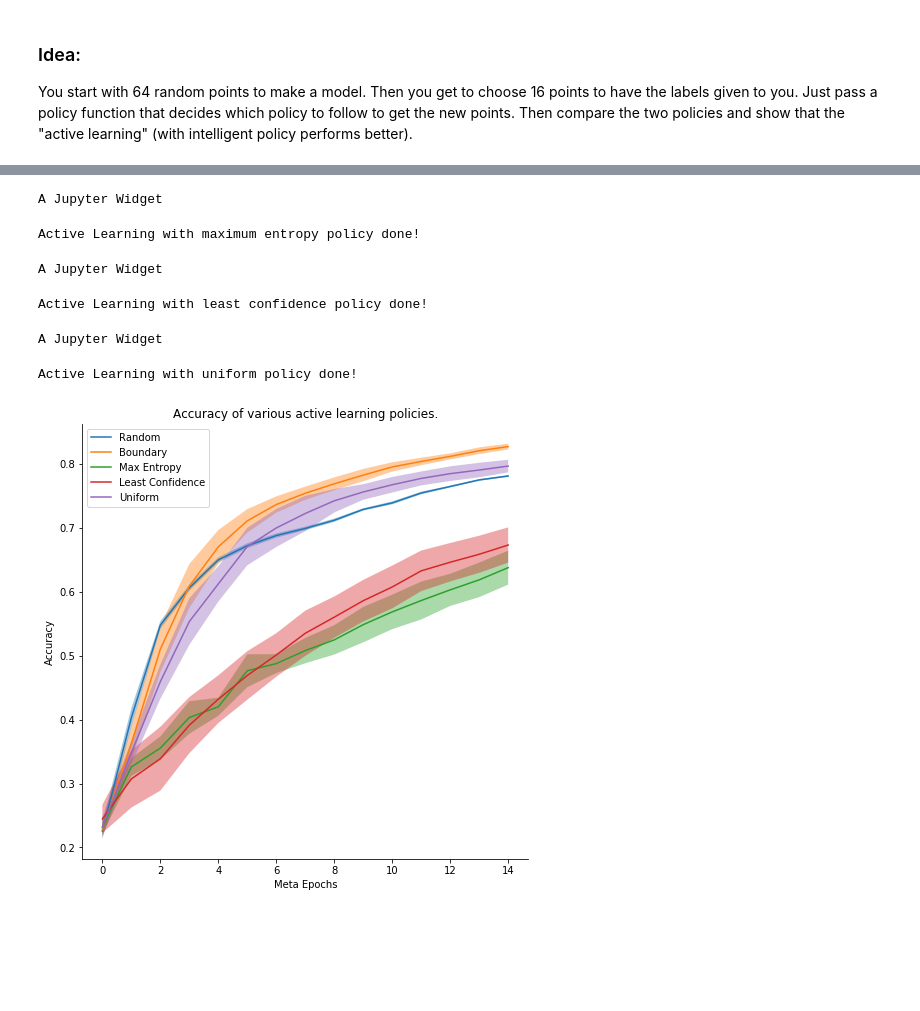
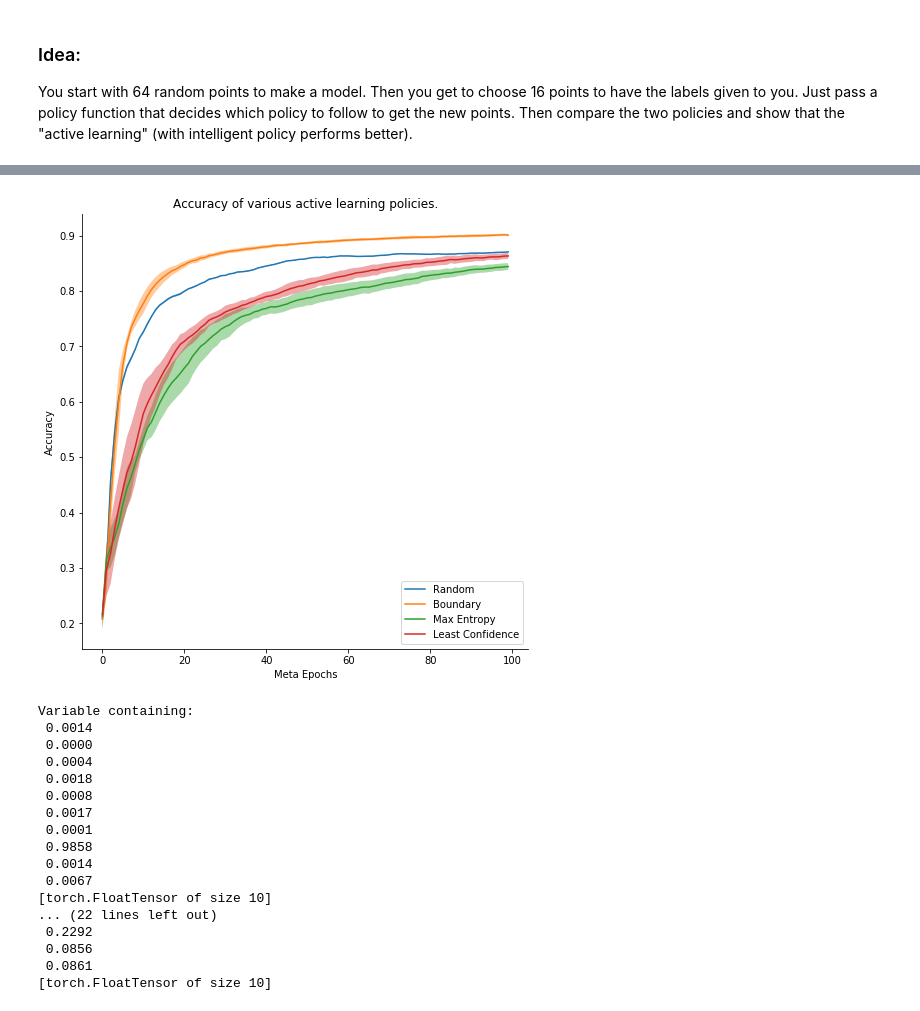
Before and after one commit to dsondak/pavlos_research, a Jupyter notebook: notebooks/1.0_domain_adapt_playbook.ipynb, the cells around one changed output, grey strips where cells are left out. Cells and saved outputs as stored; diff of their text form; code cells hidden in the pictures; blank space fills up the shorter version.

Commit message:
add 100 epoch max ent run - failure

```diff
--- a/notebooks/1.0_domain_adapt_playbook.ipynb
+++ b/notebooks/1.0_domain_adapt_playbook.ipynb
@@ -71,4 +69,4 @@ def get_dataset_split(train_set, other_size=10000, random_seed=1992):
         y2_tensor = torch.LongTensor([train_set[i][1] for i in range(len(train_set)) if i not in msk])
     return x2_tensor, y2_tensor, x1_tensor, y1_tensor
 
-# train_x, train_y, val_x, val_y = get_train_split(train_set)
+train_x, train_y, val_x, val_y = get_train_split(train_set)
@@ -277,51 +285,9 @@ Active Learning with boundary policy done!
-# %%
-# Max Entropy
-entropy_iters, entropy_acc = [],[]
-for i in tqdm(range(samp_runs)):
-    model_ent = logreg(classes=10)
-    optimizer_ent = optim.SGD(model_ent.parameters(), lr=learning_rate)
-    _, ent_acc = active_learn(model_ent, train_x, train_y, 'max_entropy', loss_func, optimizer_ent, \
-                                    val_x, val_y, epochs_per_train=ept, npoints=npoints, \
-                                        batch_size=batch_size, meta_epochs=meta_epochs)
-    entropy_acc.append(ent_acc)
-print('Active Learning with maximum entropy policy done!')
-# %% [output]
-A Jupyter Widget
-Active Learning with maximum entropy policy done!
-# %%
-# Least Confidence
-confidence_acc = []
-for i in tqdm(range(samp_runs)):
-    model_conf = logreg(classes=10)
-    optimizer_conf = optim.SGD(model_conf.parameters(), lr=learning_rate)
-    _, conf_acc = active_learn(model_conf, train_x, train_y, 'conf', loss_func, optimizer_conf, \
-                                    val_x, val_y, epochs_per_train=ept, npoints=npoints, \
-                                        batch_size=batch_size, meta_epochs=meta_epochs)
-    confidence_acc.append(conf_acc)
-print('Active Learning with least confidence policy done!')
-# %% [output]
-A Jupyter Widget
-Active Learning with least confidence policy done!
-# %%
-# Uniform
-uniform_acc = []
-for i in tqdm(range(samp_runs)):
-    model_unif = logreg(classes=10)
-    optimizer_unif = optim.SGD(model_unif.parameters(), lr=learning_rate)
-    _, unif_acc = active_learn(model_unif, train_x, train_y, 'uniform', loss_func, optimizer_unif, \
-                                    val_x, val_y, epochs_per_train=ept, npoints=npoints, \
-                                        batch_size=batch_size, meta_epochs=meta_epochs)
-    uniform_acc.append(unif_acc)
-print('Active Learning with uniform policy done!')
-# %% [output]
-A Jupyter Widget
-Active Learning with uniform policy done!
 # %%
-accs = [random_acc,boundary_acc,entropy_acc, confidence_acc,uniform_acc]
-labs = ['Random','Boundary','Max Entropy', 'Least Confidence','Uniform']
+accs = [random_acc,boundary_acc,entropy_acc, confidence_acc]#,uniform_acc]
+labs = ['Random','Boundary','Max Entropy', 'Least Confidence']#,'Uniform']
 plot_al_results(meta_epochs,accs,labs)
 # %% [output]
-[figure, old version]
+[figure, new version]
 # %%
 # add cluster policy?
 # get max entropy and least confidence working
@@ -412,0 +294,26 @@ class logreg(nn.Module):
+# %%
+# print(torch.sum(torch.exp(model_bound(Variable(test_x))),dim=1))
+# print(torch.sum(nn.functional.softmax(model_bound(Variable(test_x)),dim=1),dim=1))
+# print(torch.sum(nn.functional.softmax(nn.functional.softmax(model_bound(Variable(test_x)),dim=1),dim=1),dim=1))
+print(torch.exp(model_bound(Variable(test_x)))[0])
+sft = nn.functional.softmax(model_bound(Variable(test_x)),dim=1)
+print(sft[0])
+print(nn.functional.softmax(sft,dim=1)[0])
+# %% [output]
+Variable containing:
+ 0.0014
+ 0.0000
+ 0.0004
+ 0.0018
+ 0.0008
+ 0.0017
+ 0.0001
+ 0.9858
+ 0.0014
+ 0.0067
+[torch.FloatTensor of size 10]
+... (22 lines left out)
+ 0.2292
+ 0.0856
+ 0.0861
+[torch.FloatTensor of size 10]
```
Also changed, not shown: parts of 8 cells of this notebook.
